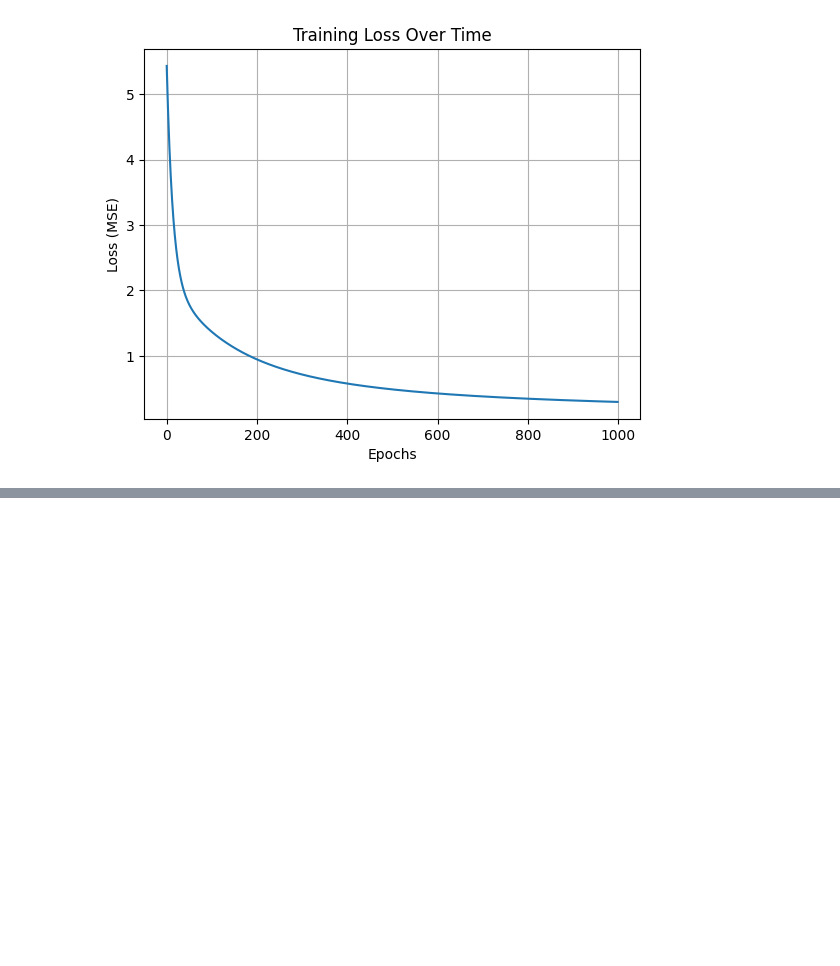
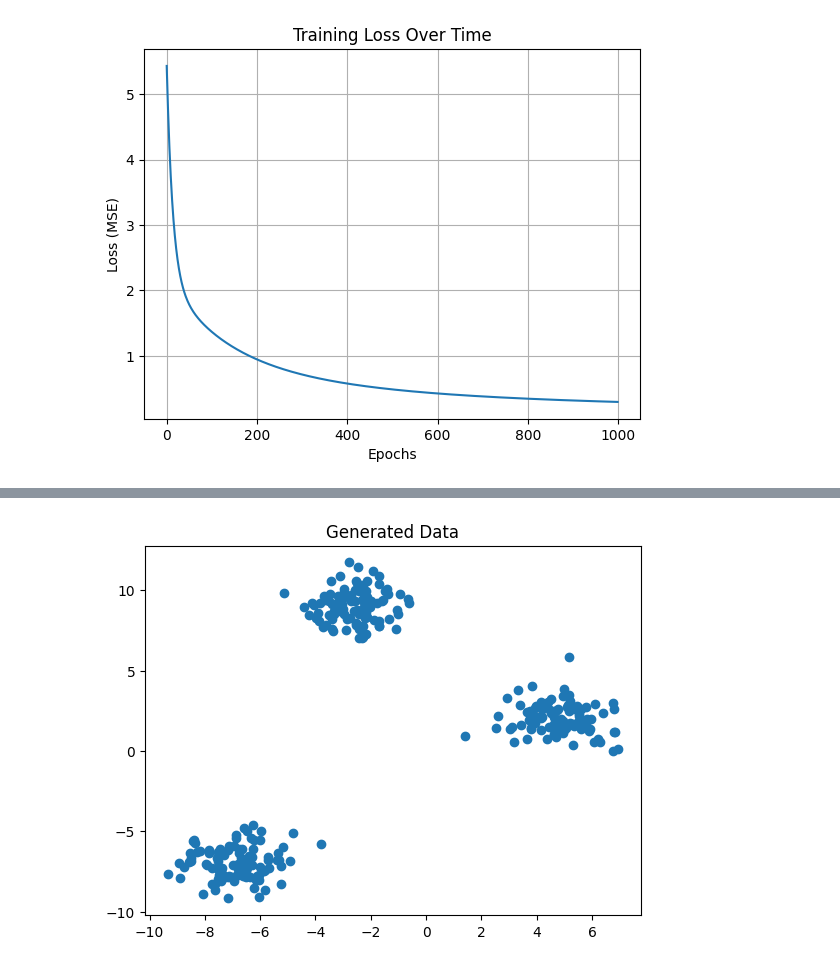
Before and after one commit to Shaik-Amaan-Ahmed/statistics, a Jupyter notebook: math-fun-vis/fun.ipynb, the cells around one changed output, grey strips where cells are left out. Saved outputs shown, nothing was run; the diff lists cells and outputs as text; code cells hidden in the pictures; blank space fills up the shorter version.

```diff
--- a/math-fun-vis/fun.ipynb
+++ b/math-fun-vis/fun.ipynb
@@ -870,0 +907,13 @@ Test MSE: 0.2906
+# %%
+import numpy as np
+import matplotlib.pyplot as plt
+from sklearn.datasets import make_blobs
+from scipy.stats import multivariate_normal
+
+# Generate synthetic data
+X, _ = make_blobs(n_samples=300, centers=3, n_features=2, random_state=42)
+plt.scatter(X[:, 0], X[:, 1])
+plt.title("Generated Data")
+plt.show()
+# %% [output]
+[figure, added]
```
Also changed, not shown: parts of 7 cells of this notebook, 3 other files.
